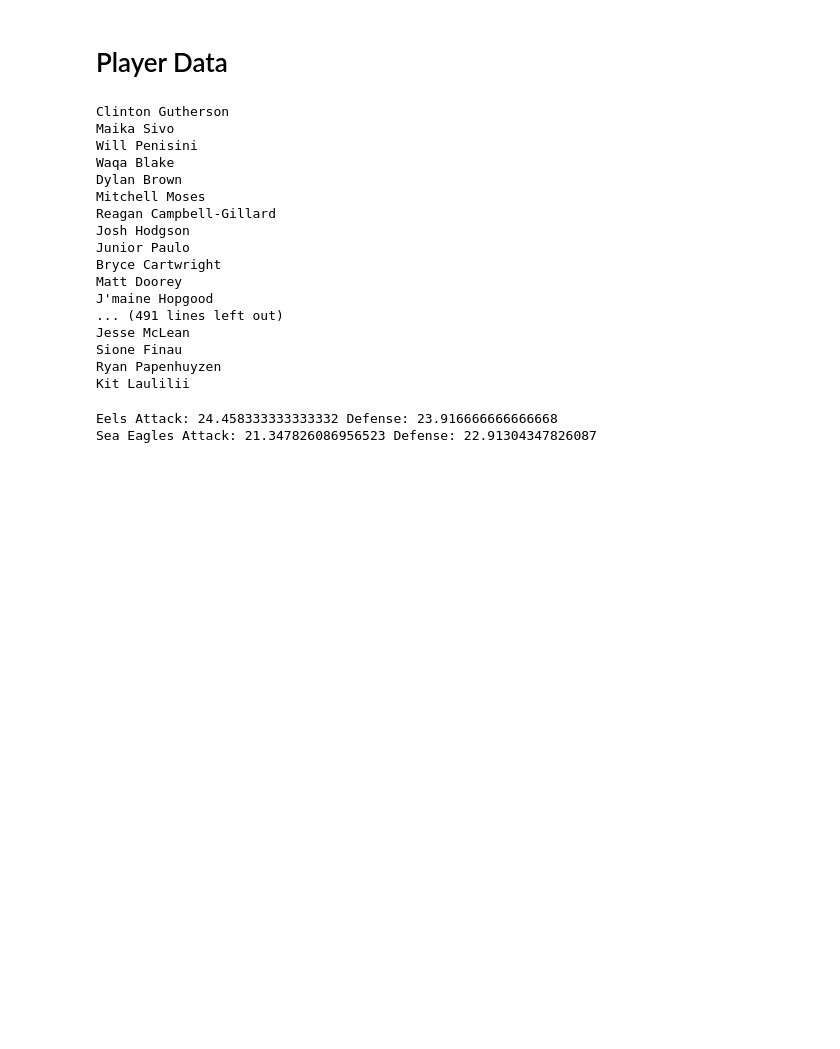
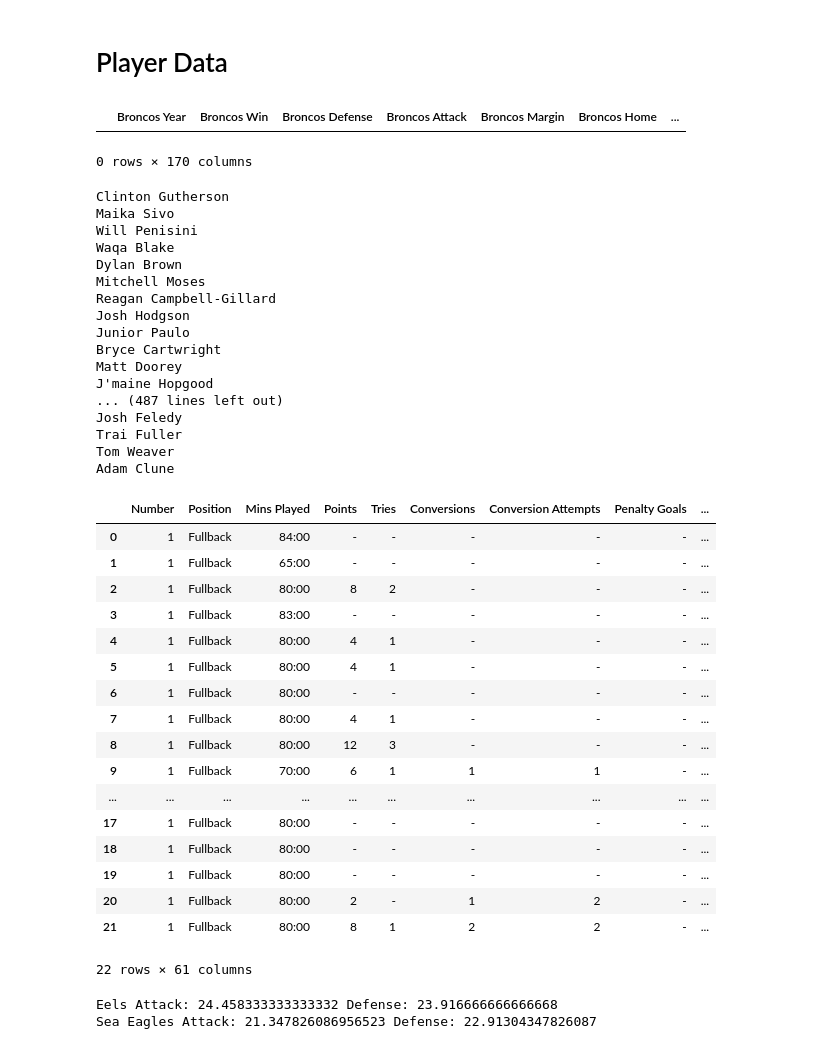
Before and after one commit to beauhobba/NRL-Data, a Jupyter notebook: player_stats_review.ipynb, the cells around one changed output. Saved outputs shown, nothing was run; the diff lists cells and outputs as text; code cells hidden in the pictures; blank space fills up the shorter version.

```diff
--- a/player_stats_review.ipynb
+++ b/player_stats_review.ipynb
@@ -43,11 +43,11 @@ with open('./data/nrl_data_2023.json', 'r') as file:
 # %%
 round_game_data = defaultdict(dict)
 
-with open('./data/nrl_detailed_match_data_{select_year}.json', 'r') as file:
+with open(f'./data/nrl_detailed_match_data_2023.json', 'r') as file:
     # Load JSON data from the file
     data = json.load(file)
     data = data['NRL']
-    for round in range(0, 27-1):
+    for round in range(0, 25):
         round_data = data[round]
         for key, value in round_data.items():
             game_datas = round_data[key]
@@ -63,7 +63,7 @@ all_store = []
 # Iterate over each year in the years list
 for year in years:
     # Iterate over each round (assuming 26 rounds)
-    for round in range(0, 27):
+    for round in range(0, 25):
         try:
             # Extract data for the current round
             round_data = years_arr[year][round][str(round+1)]
@@ -260,12 +242,17 @@ with open('./data/player_statistics_2023.json', 'r') as file:
         years_arr[year] = data[years_analysed.index(year)][str(year)]
 # %%
 df = pd.DataFrame(columns=[f"{team} {variable}" for team in teams for variable in player_variables])
+# %%
+df
+# %% [output]
+|  | Broncos Year | Broncos Win | Broncos Defense | Broncos Attack | Broncos Margin | Broncos Home | ... |
+0 rows × 170 columns
 # %%
 
 player_stats = defaultdict(list)  # Dictionary to store player statistics
 
 for year in years_analysed:  # Loop through each year to analyze
-    for i in range(0, 26):  # Loop through each round (assuming there are 26 rounds)
+    for i in range(0, 25):  # Loop through each round (assuming there are 26 rounds)
         try:
             round = years_arr[year][i]  # Get data for a particular round
             round = round[str(i)]  # Assuming round is stored as a string key
@@ -326,11 +313,32 @@ Junior Paulo
 Bryce Cartwright
 Matt Doorey
 J'maine Hopgood
-... (491 lines left out)
-Jesse McLean
-Sione Finau
-Ryan Papenhuyzen
-Kit Laulilii
+... (487 lines left out)
+Josh Feledy
+Trai Fuller
+Tom Weaver
+Adam Clune
+# %%
+players['Clinton Gutherson']
+# %% [output]
+|  | Number | Position | Mins Played | Points | Tries | Conversions | Conversion Attempts | Penalty Goals | ... |
+| 0 | 1 | Fullback | 84:00 | - | - | - | - | - | ... |
+| 1 | 1 | Fullback | 65:00 | - | - | - | - | - | ... |
+| 2 | 1 | Fullback | 80:00 | 8 | 2 | - | - | - | ... |
+| 3 | 1 | Fullback | 83:00 | - | - | - | - | - | ... |
+| 4 | 1 | Fullback | 80:00 | 4 | 1 | - | - | - | ... |
+| 5 | 1 | Fullback | 80:00 | 4 | 1 | - | - | - | ... |
+| 6 | 1 | Fullback | 80:00 | - | - | - | - | - | ... |
+| 7 | 1 | Fullback | 80:00 | 4 | 1 | - | - | - | ... |
+| 8 | 1 | Fullback | 80:00 | 12 | 3 | - | - | - | ... |
+| 9 | 1 | Fullback | 70:00 | 6 | 1 | 1 | 1 | - | ... |
+| ... | ... | ... | ... | ... | ... | ... | ... | ... | ... |
+| 17 | 1 | Fullback | 80:00 | - | - | - | - | - | ... |
+| 18 | 1 | Fullback | 80:00 | - | - | - | - | - | ... |
+| 19 | 1 | Fullback | 80:00 | - | - | - | - | - | ... |
+| 20 | 1 | Fullback | 80:00 | 2 | - | 1 | 2 | - | ... |
+| 21 | 1 | Fullback | 80:00 | 8 | 1 | 2 | 2 | - | ... |
+22 rows × 61 columns
 # %%
 
 # team_1_name = "Dragons"
```
Also changed, not shown: parts of 2 cells of this notebook, 1 other file.
